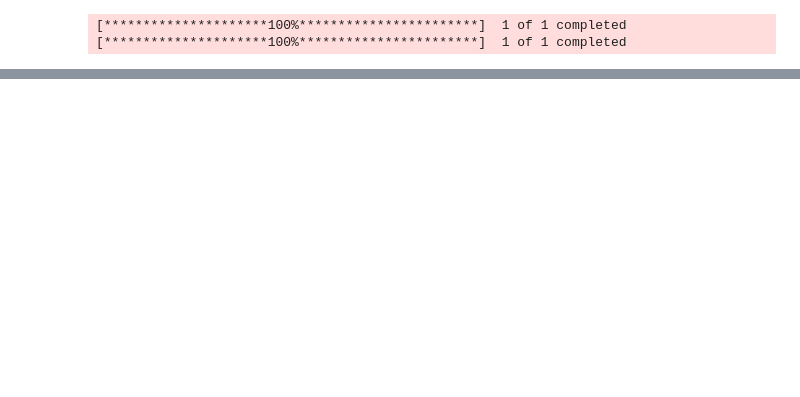
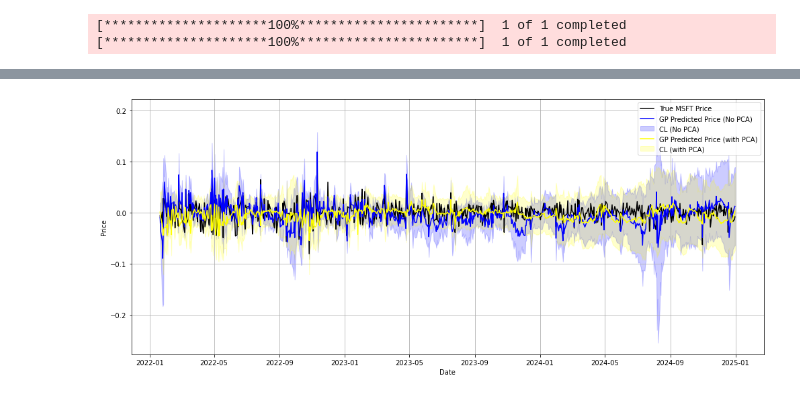
Before and after one commit to devanshu-cosmo/ml-projects, a Jupyter notebook: GaussianProcesses/GaussianProcesses_Backtesting.ipynb, the cells around one changed output, grey strips where cells are left out. Cells and saved outputs as stored; diff of their text form; code cells hidden in the pictures; blank space fills up the shorter version.

```diff
--- a/GaussianProcesses/GaussianProcesses_Backtesting.ipynb
+++ b/GaussianProcesses/GaussianProcesses_Backtesting.ipynb
@@ -173,0 +221,11 @@ MSE Train: 4.7349312606732116e-05
+# %%
+# Use the PCs to train the GP
+
+gp.fit(x_pca_train_scaled, y_train)
+
+
+# Predict
+y_pca_pred_test, y_pca_std_test = gp.predict(x_pca_test_scaled, return_std=True)
+y_pca_pred_train, y_pca_std_train = gp.predict(x_pca_train_scaled, return_std=True)
+
+residuals_pca = y_test.values - y_pca_pred_test
@@ -173,0 +269,25 @@ MSE Train: 4.7349312606732116e-05
+# %%
+#Compare the gp's with and without PCA
+
+#first plot the true dataset
+plt.figure(figsize=(14,6))
+plt.plot(y_test.index.to_numpy(), y_test.values, label="True MSFT Price", color='black')
+
+#Then plot the gp predictions without PCA along with the confidence intervals
+plt.plot(y_test.index.to_numpy(), y_pred_test, label="GP Predicted Price (No PCA)", color='blue')
+plt.fill_between(y_test.index.to_numpy(), y_pred_test - 2*y_std_test, y_pred_test + 2*y_std_test,
+                 color='blue', alpha=0.2, label='CL (No PCA)')
+
+#Next plot the gp predictions and confidence intervals with the principal components
+plt.plot(y_test.index.to_numpy(), y_pca_pred_test, label="GP Predicted Price (with PCA)", color='yellow')
+plt.fill_between(y_test.index.to_numpy(), y_pca_pred_test - 2*y_pca_std_test, y_pca_pred_test + 2*y_pca_std_test,
+                 color='yellow', alpha=0.2, label='CL (with PCA)')
+
+plt.xlabel("Date")
+plt.ylabel("Price")
+plt.legend()
+plt.grid(True)
+plt.tight_layout()
+plt.show()
+# %% [output]
+[figure, added]
```
Also changed, not shown: parts of 11 cells of this notebook.
